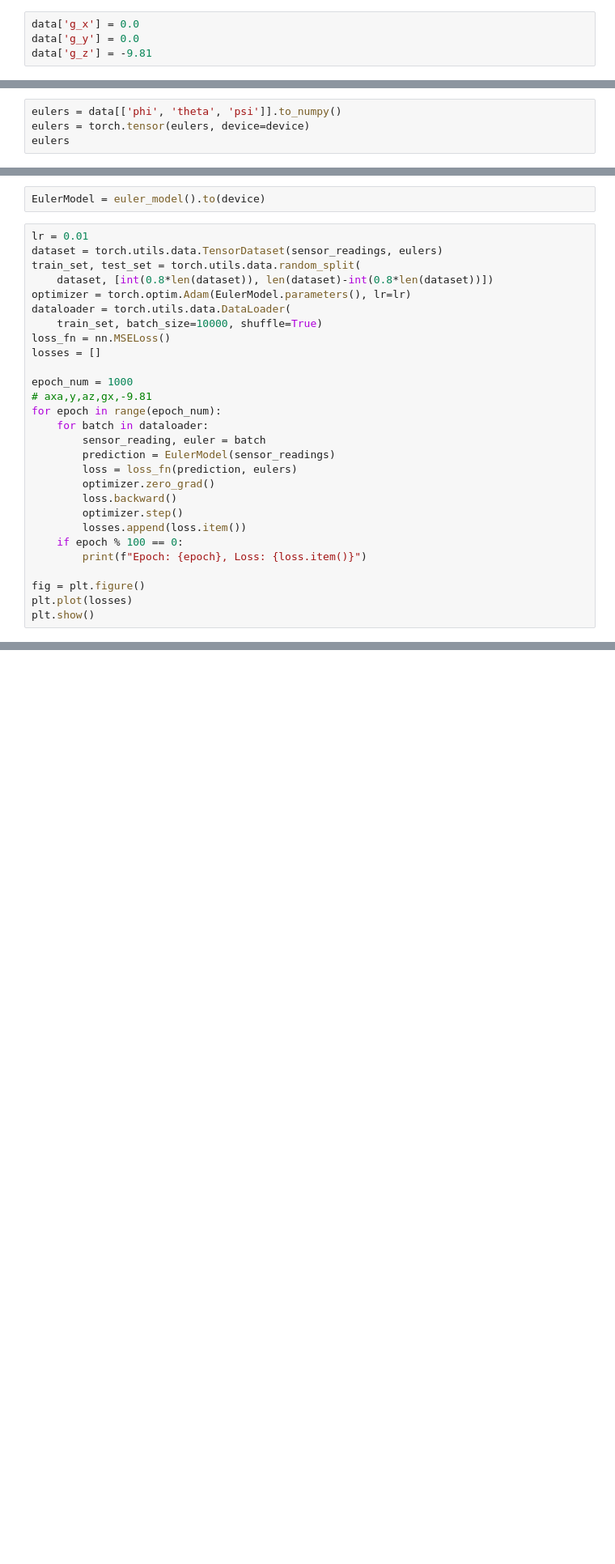
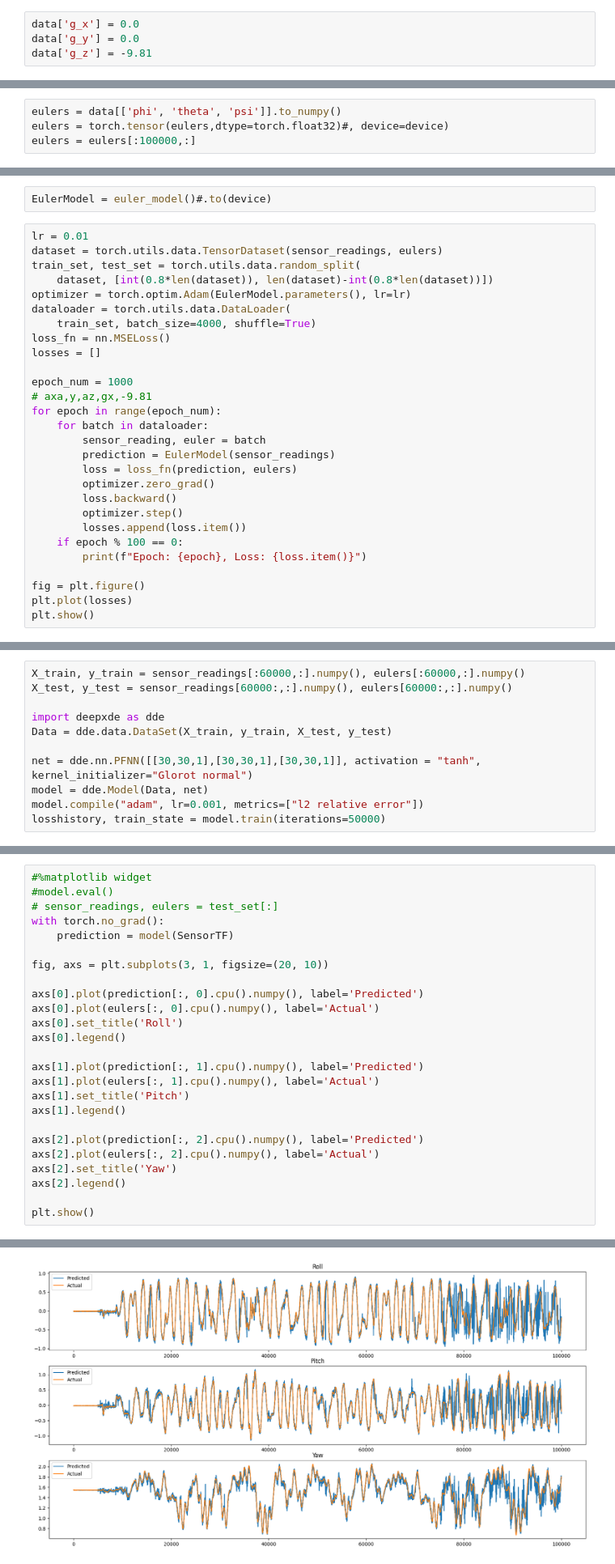
Before and after one commit to git-dhruv/DeepIO, a Jupyter notebook: src/NN_Analysis.ipynb, the cells around one changed output, grey strips where cells are left out. Shown at 81% size. Saved outputs shown, nothing was run; the diff lists cells and outputs as text; blank space fills up the shorter version.

```diff
--- a/src/NN_Analysis.ipynb
+++ b/src/NN_Analysis.ipynb
@@ -31,4 +32,4 @@ sensor_readings.shape
 # %%
 eulers = data[['phi', 'theta', 'psi']].to_numpy()
-eulers = torch.tensor(eulers, device=device)
-eulers
+eulers = torch.tensor(eulers,dtype=torch.float32)#, device=device)
+eulers = eulers[:100000,:]
@@ -47,7 +50,7 @@ class euler_model(nn.Module):
         x = self.layer3(x)
         return x
 # %%
-EulerModel = euler_model().to(device)
+EulerModel = euler_model()#.to(device)
 # %%
 lr = 0.01
 dataset = torch.utils.data.TensorDataset(sensor_readings, eulers)
@@ -55,7 +58,7 @@ train_set, test_set = torch.utils.data.random_split(
     dataset, [int(0.8*len(dataset)), len(dataset)-int(0.8*len(dataset))])
 optimizer = torch.optim.Adam(EulerModel.parameters(), lr=lr)
 dataloader = torch.utils.data.DataLoader(
-    train_set, batch_size=10000, shuffle=True)
+    train_set, batch_size=4000, shuffle=True)
 loss_fn = nn.MSELoss()
 losses = []
 
@@ -78,0 +309,11 @@ plt.show()
+# %%
+X_train, y_train = sensor_readings[:60000,:].numpy(), eulers[:60000,:].numpy()
+X_test, y_test = sensor_readings[60000:,:].numpy(), eulers[60000:,:].numpy()
+
+import deepxde as dde
+Data = dde.data.DataSet(X_train, y_train, X_test, y_test)
+
+net = dde.nn.PFNN([[30,30,1],[30,30,1],[30,30,1]], activation = "tanh", kernel_initializer="Glorot normal")
+model = dde.Model(Data, net)
+model.compile("adam", lr=0.001, metrics=["l2 relative error"])
+losshistory, train_state = model.train(iterations=50000)
@@ -103,0 +466,26 @@ plt.show()
+# %%
+#%matplotlib widget
+#model.eval()
+# sensor_readings, eulers = test_set[:]
+with torch.no_grad():
+    prediction = model(SensorTF)
+
+fig, axs = plt.subplots(3, 1, figsize=(20, 10))
+
+axs[0].plot(prediction[:, 0].cpu().numpy(), label='Predicted')
+axs[0].plot(eulers[:, 0].cpu().numpy(), label='Actual')
+axs[0].set_title('Roll')
+axs[0].legend()
+
+axs[1].plot(prediction[:, 1].cpu().numpy(), label='Predicted')
+axs[1].plot(eulers[:, 1].cpu().numpy(), label='Actual')
+axs[1].set_title('Pitch')
+axs[1].legend()
+
+axs[2].plot(prediction[:, 2].cpu().numpy(), label='Predicted')
+axs[2].plot(eulers[:, 2].cpu().numpy(), label='Actual')
+axs[2].set_title('Yaw')
+axs[2].legend()
+
+plt.show()
+# %% [output]
@@ -103,0 +495 @@ plt.show()
+[figure, added]
```
Also changed, not shown: parts of 26 cells of this notebook.
